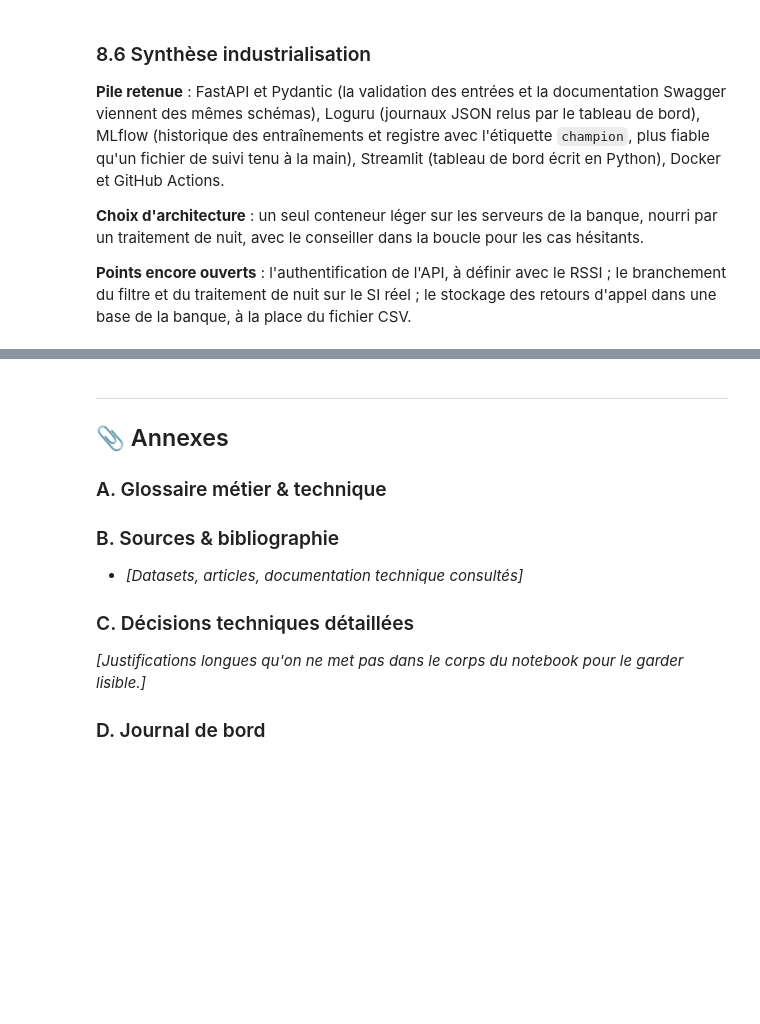
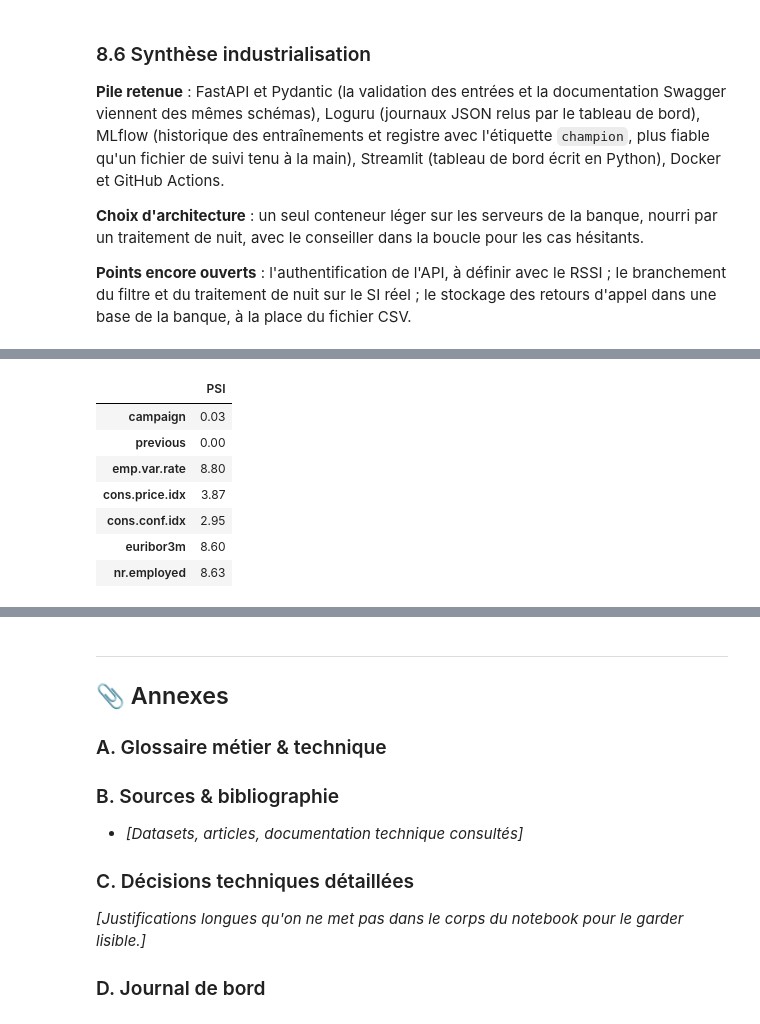
Before and after one commit to 3ti3nne/certif_etienne, a Jupyter notebook: notebooks/certif_bank_marketing.ipynb, the cells around one changed output, grey strips where cells are left out. Drawn from its saved outputs; the diff is of its cells as text; code cells hidden in the pictures; blank space fills up the shorter version.

```diff
--- a/notebooks/certif_bank_marketing.ipynb
+++ b/notebooks/certif_bank_marketing.ipynb
@@ -1361,0 +1327,13 @@ flowchart LR
+# %%
+cut = int(len(df) * 0.8)
+history, recent = df.iloc[:cut], df.iloc[cut:]
+pd.Series({f: psi(history[f], recent[f]) for f in bank.NUMERIC if f in SCENARIOS["S3"]}).round(2).to_frame("PSI")
+# %% [output]
+|  | PSI |
+| campaign | 0.03 |
+| previous | 0.00 |
+| emp.var.rate | 8.80 |
+| cons.price.idx | 3.87 |
+| cons.conf.idx | 2.95 |
+| euribor3m | 8.60 |
+| nr.employed | 8.63 |
```
Also changed, not shown: parts of 20 cells of this notebook.
